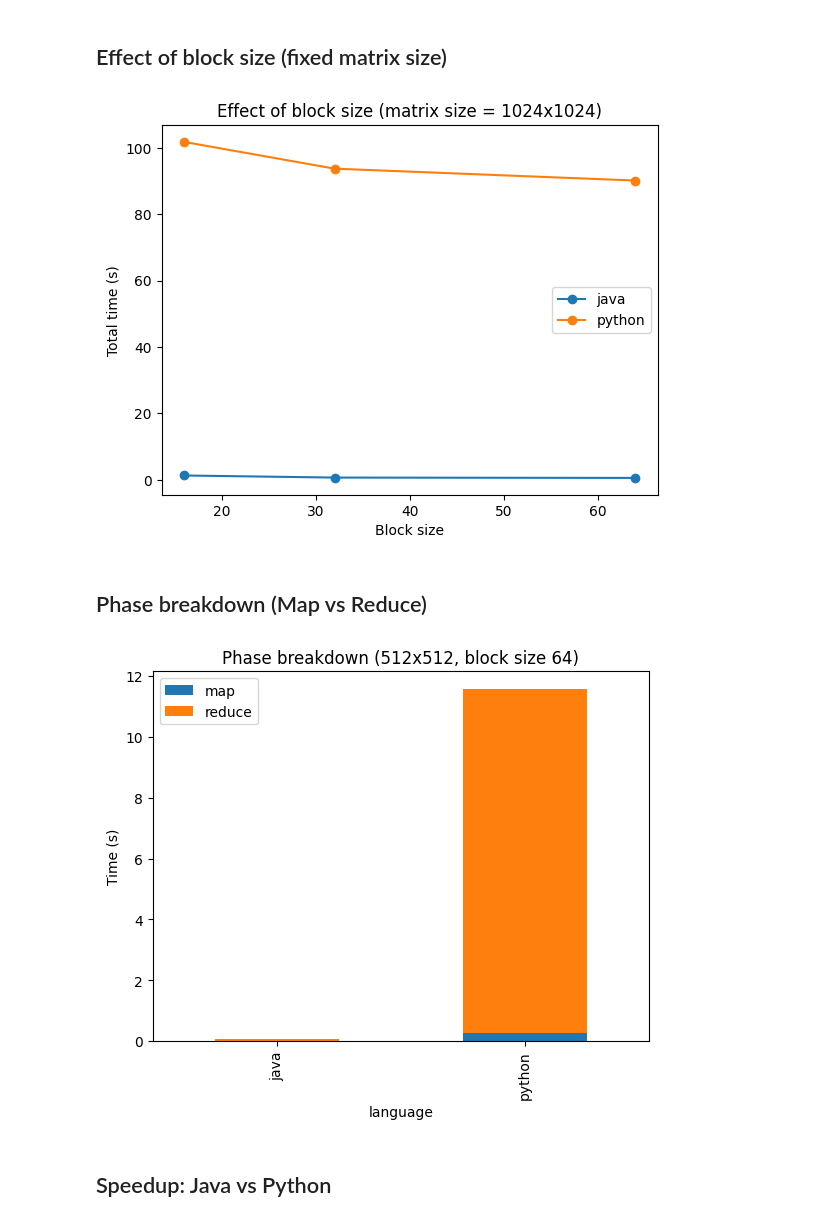
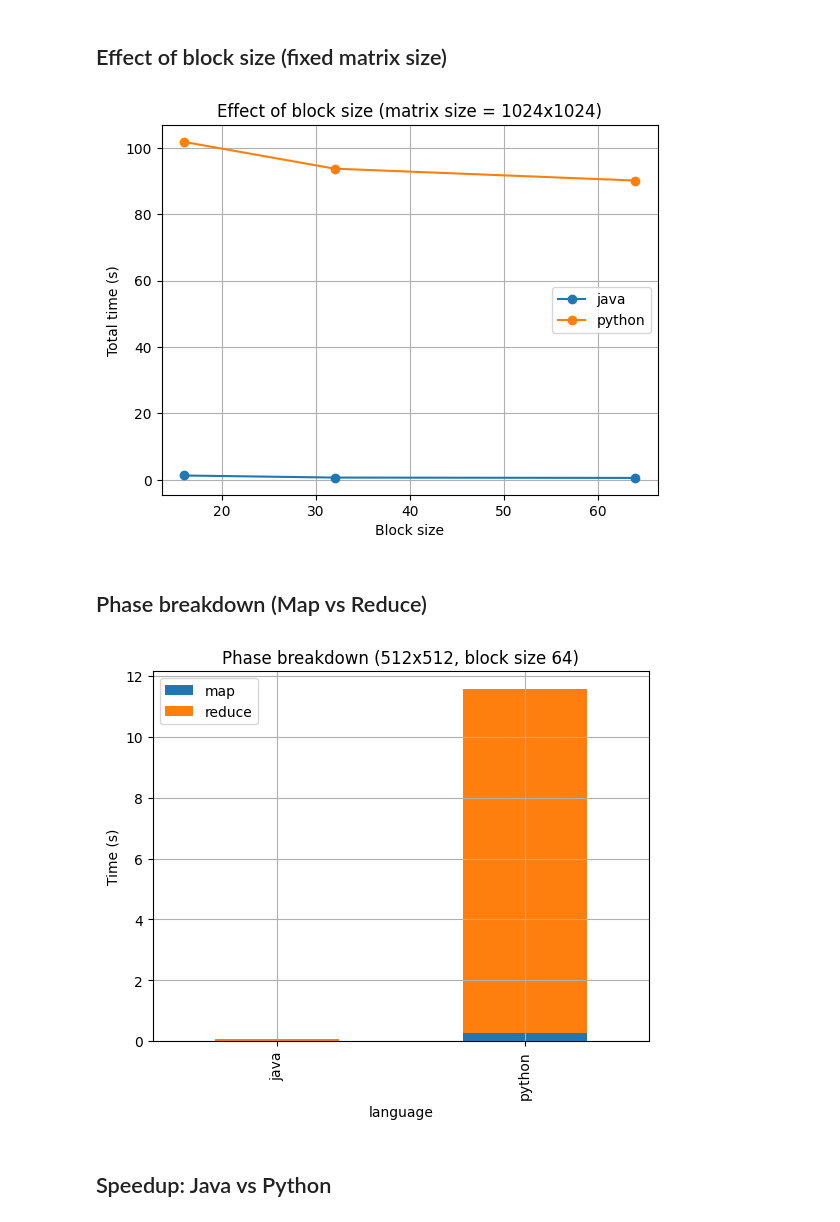
Before and after one commit to idkguedess/BigData-Task4, a Jupyter notebook: analysis.ipynb, the cells around one changed output. Saved outputs shown, nothing was run; the diff lists cells and outputs as text; code cells hidden in the pictures.

```diff
--- a/analysis.ipynb
+++ b/analysis.ipynb
@@ -47,17 +48,18 @@ plt.show()
 # %%
 N = df['matrix_size'].max()
 
 for lang in df['language'].unique():
     subset = df[(df['language'] == lang) & (df['matrix_size'] == N)]
     plt.plot(subset['block_size'], subset['total'], marker='o', label=lang)
 
 plt.xlabel('Block size')
 plt.ylabel('Total time (s)')
 plt.title(f'Effect of block size (matrix size = {N}x{N})')
+plt.grid()
 plt.legend()
 plt.show()
 # %% [output]
-[figure, old version]
+[figure, new version]
 # %% [markdown]
 ## Phase breakdown (Map vs Reduce)
 # %%
@@ -69,9 +71,10 @@ subset.set_index('language')[['map', 'reduce']].plot(
 
 plt.ylabel('Time (s)')
 plt.title('Phase breakdown (512x512, block size 64)')
+plt.grid()
 plt.show()
 # %% [output]
-[figure, old version]
+[figure, new version]
 # %% [markdown]
 ## Speedup: Java vs Python
 # %%
```
Also changed, not shown: parts of 1 cell of this notebook, 1 other file.
